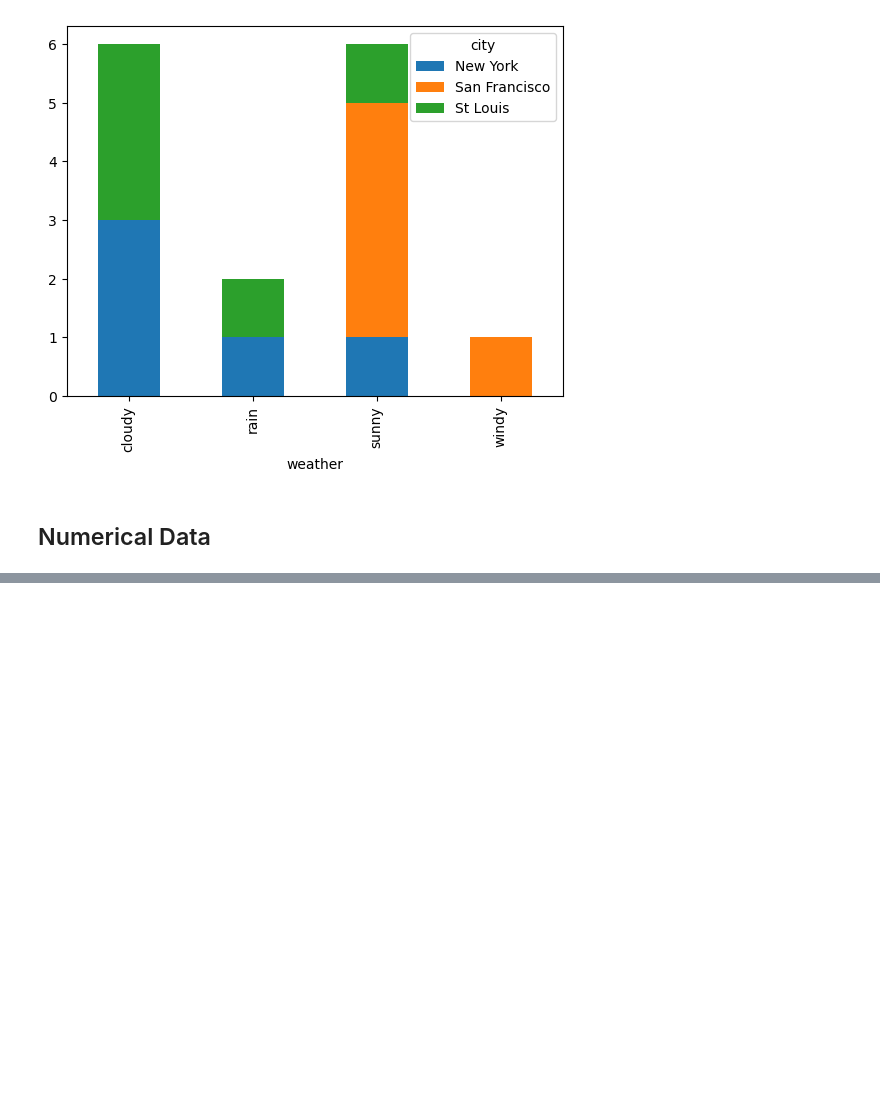
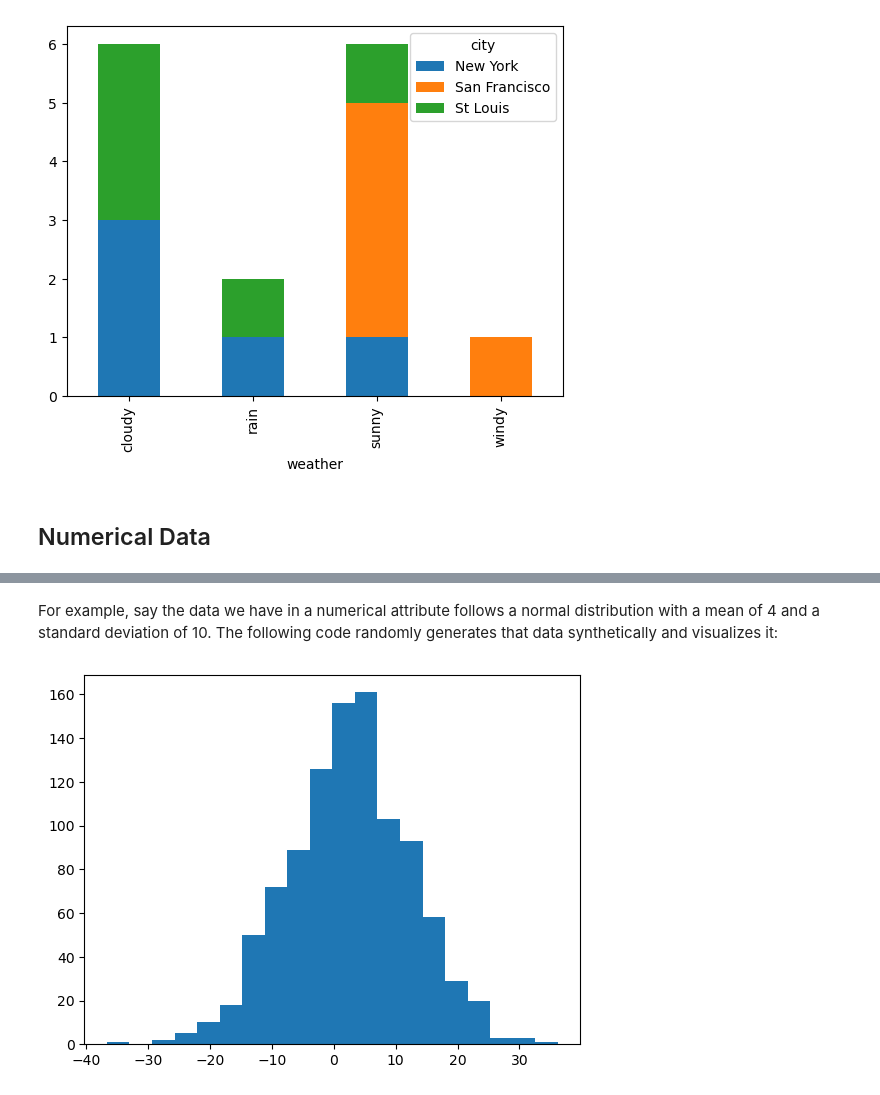
Before and after one commit to masinde70/Stats, a Jupyter notebook: statstoolbox.ipynb, the cells around one changed output, grey strips where cells are left out. Saved outputs shown, nothing was run; the diff lists cells and outputs as text; code cells hidden in the pictures; blank space fills up the shorter version.

Commit message:
Numerical Data

```diff
--- a/statstoolbox.ipynb
+++ b/statstoolbox.ipynb
@@ -112,0 +119,8 @@ plt.show()
+# %% [markdown]
+For example, say the data we have in a numerical attribute follows a normal distribution with a mean of 4 and a standard deviation of 10. The following code randomly generates that data synthetically and visualizes it:
+# %%
+samples = np.random.normal(2, 5, size=1000)
+plt.hist(samples, bins=20)
+plt.show()
+# %% [output]
+[figure, added]
```
Also changed, not shown: parts of 2 cells of this notebook.
